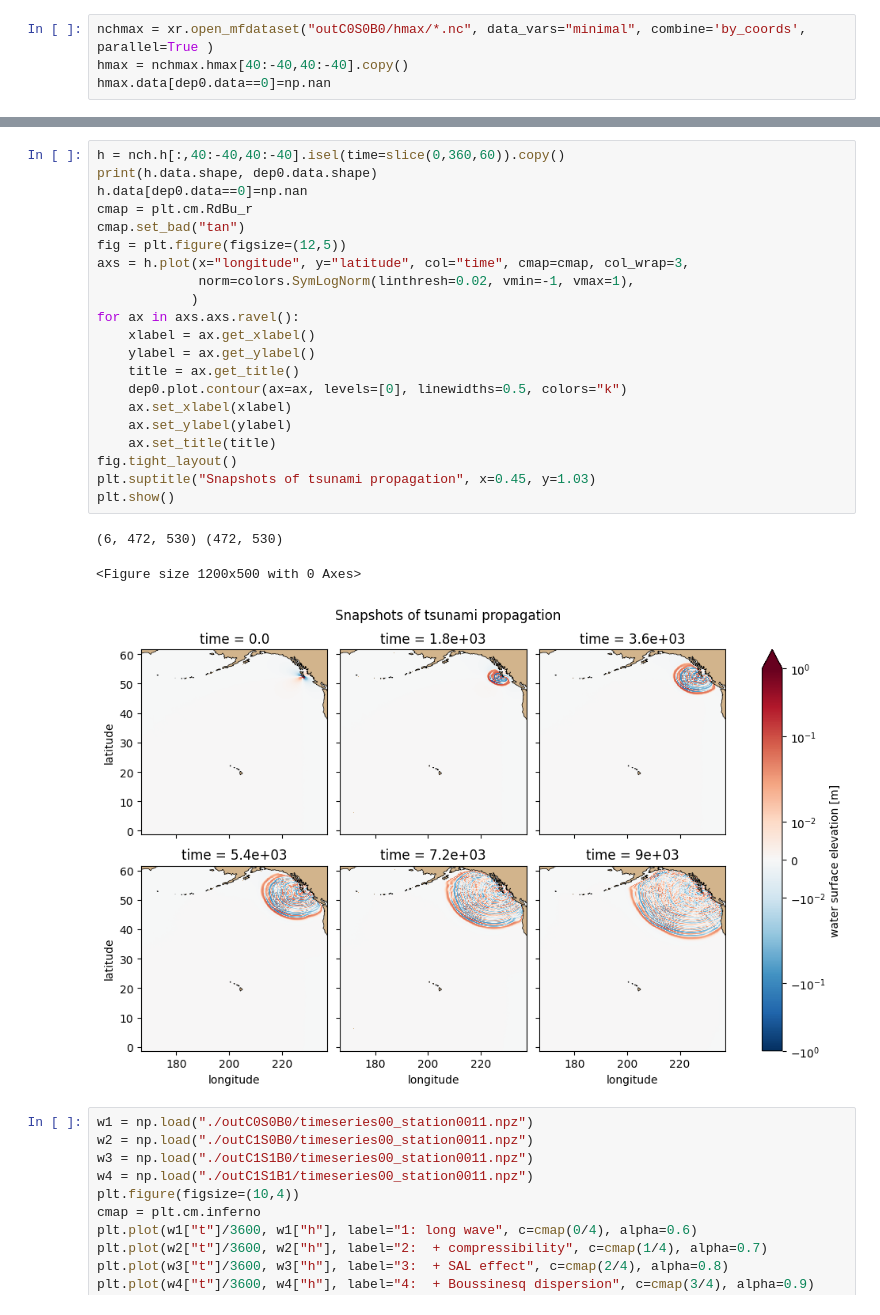
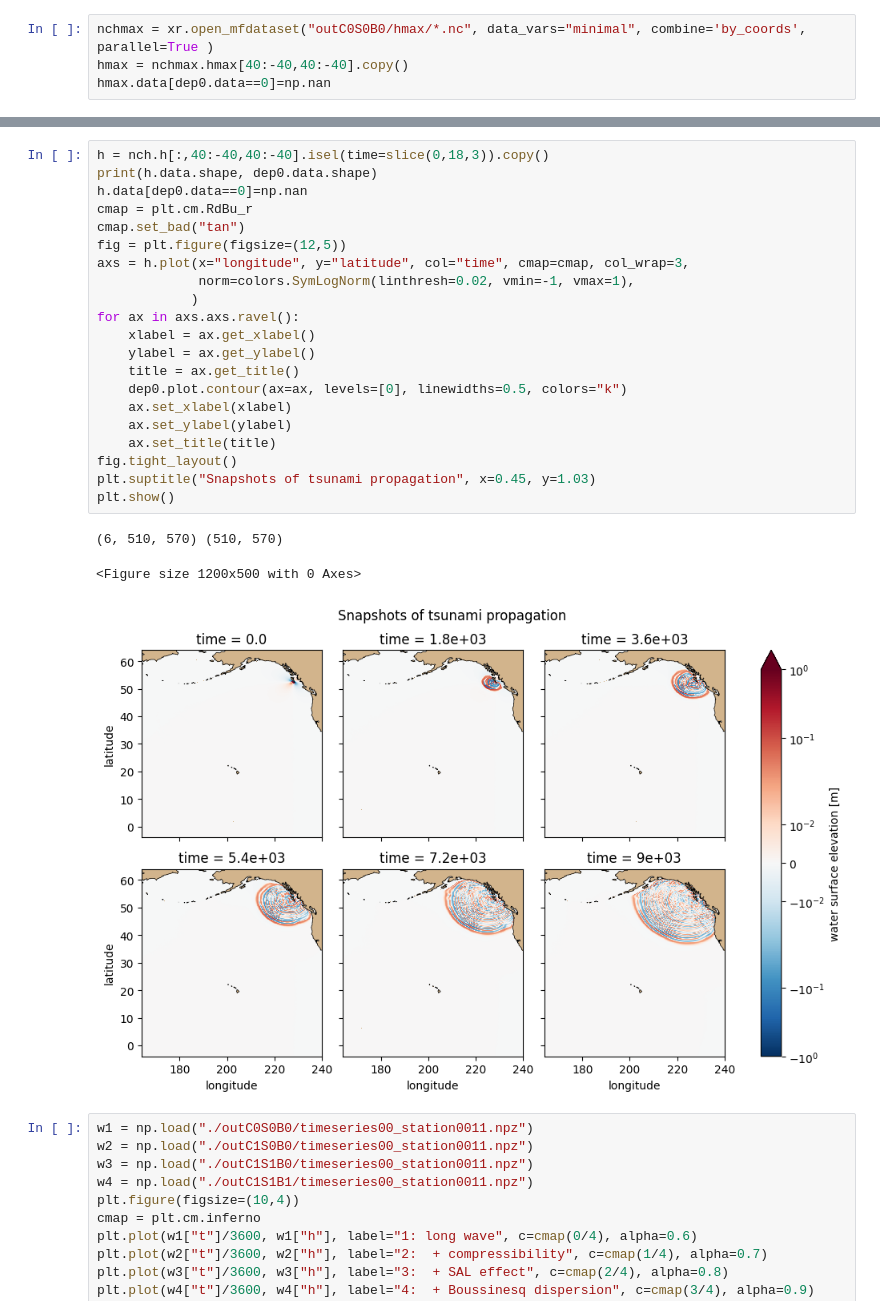
Before and after one commit to tomographyyy/tandem, a Jupyter notebook: view_results.ipynb, the cells around one changed output, grey strips where cells are left out. Saved outputs shown, nothing was run; the diff lists cells and outputs as text.

```diff
--- a/view_results.ipynb
+++ b/view_results.ipynb
@@ -99,29 +99,29 @@ PandasIndex(Index([ 66.86666666666666, 66.73333333333333, 66.60000000000001, 66.
 Attributes: (0)
 # %%
-h = nch.h[:,40:-40,40:-40].isel(time=slice(0,360,60)).copy()
+h = nch.h[:,40:-40,40:-40].isel(time=slice(0,18,3)).copy()
 print(h.data.shape, dep0.data.shape)
 h.data[dep0.data==0]=np.nan
 cmap = plt.cm.RdBu_r
 cmap.set_bad("tan")
 fig = plt.figure(figsize=(12,5))
 axs = h.plot(x="longitude", y="latitude", col="time", cmap=cmap, col_wrap=3,
              norm=colors.SymLogNorm(linthresh=0.02, vmin=-1, vmax=1),
             )
 for ax in axs.axs.ravel():
     xlabel = ax.get_xlabel()
     ylabel = ax.get_ylabel()
     title = ax.get_title()
     dep0.plot.contour(ax=ax, levels=[0], linewidths=0.5, colors="k")
     ax.set_xlabel(xlabel)
     ax.set_ylabel(ylabel)
     ax.set_title(title)
 fig.tight_layout()
 plt.suptitle("Snapshots of tsunami propagation", x=0.45, y=1.03)
 plt.show()
 # %% [output]
-(6, 472, 530) (472, 530)
+(6, 510, 570) (510, 570)
 <Figure size 1200x500 with 0 Axes>
-[figure, old version]
+[figure, new version]
 # %%
 w1 = np.load("./outC0S0B0/timeseries00_station0011.npz")
 w2 = np.load("./outC1S0B0/timeseries00_station0011.npz")
```
Also changed, not shown: parts of 14 cells of this notebook, 2 other files.
